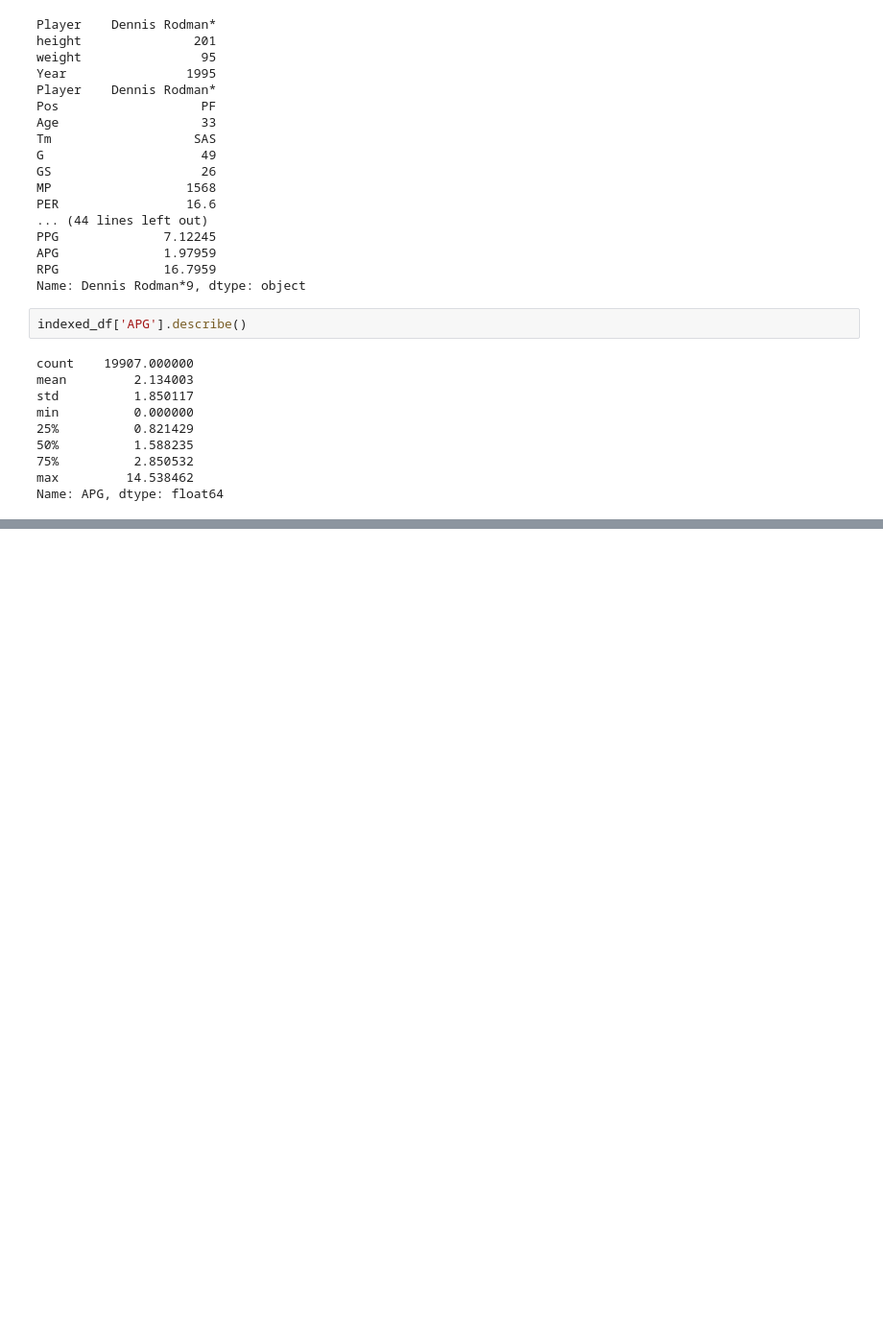
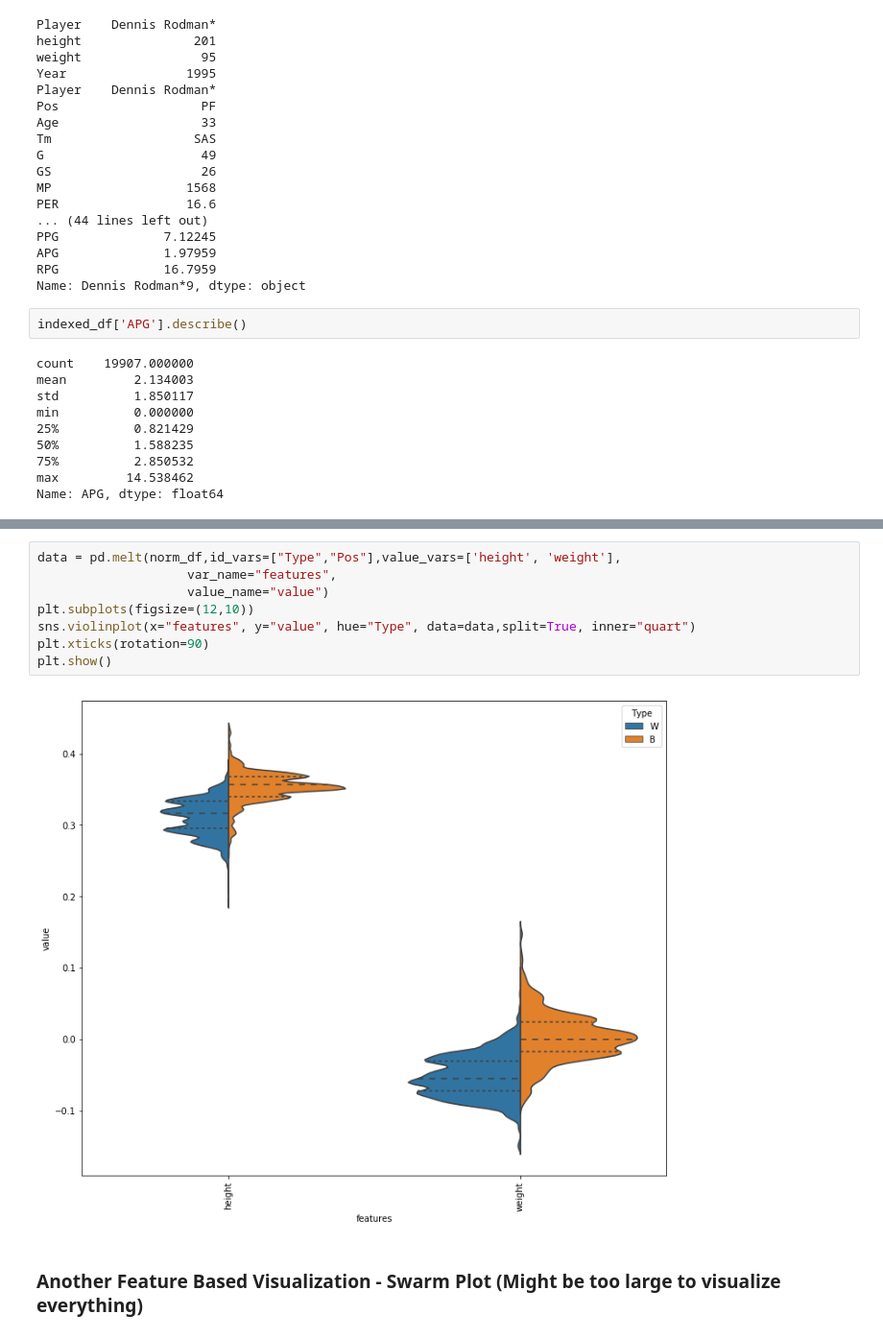
Before and after one commit to venkat9yash/ml-practice, a Jupyter notebook: Nba_Clustering.ipynb, the cells around one changed output, grey strips where cells are left out. Shown at 96% size. Saved outputs shown, nothing was run; the diff lists cells and outputs as text; blank space fills up the shorter version.

```diff
--- a/Nba_Clustering.ipynb
+++ b/Nba_Clustering.ipynb
@@ -139,0 +211,12 @@ ValueError: cannot reindex from a duplicate axis
+# %%
+data = pd.melt(norm_df,id_vars=["Type","Pos"],value_vars=['height', 'weight'],
+                    var_name="features",
+                    value_name="value")
+plt.subplots(figsize=(12,10))
+sns.violinplot(x="features", y="value", hue="Type", data=data,split=True, inner="quart")
+plt.xticks(rotation=90)
+plt.show()
+# %% [output]
+[figure, added]
+# %% [markdown]
+### Another Feature Based Visualization - Swarm Plot (Might be too large to visualize everything)
```
Also changed, not shown: parts of 16 cells of this notebook.
